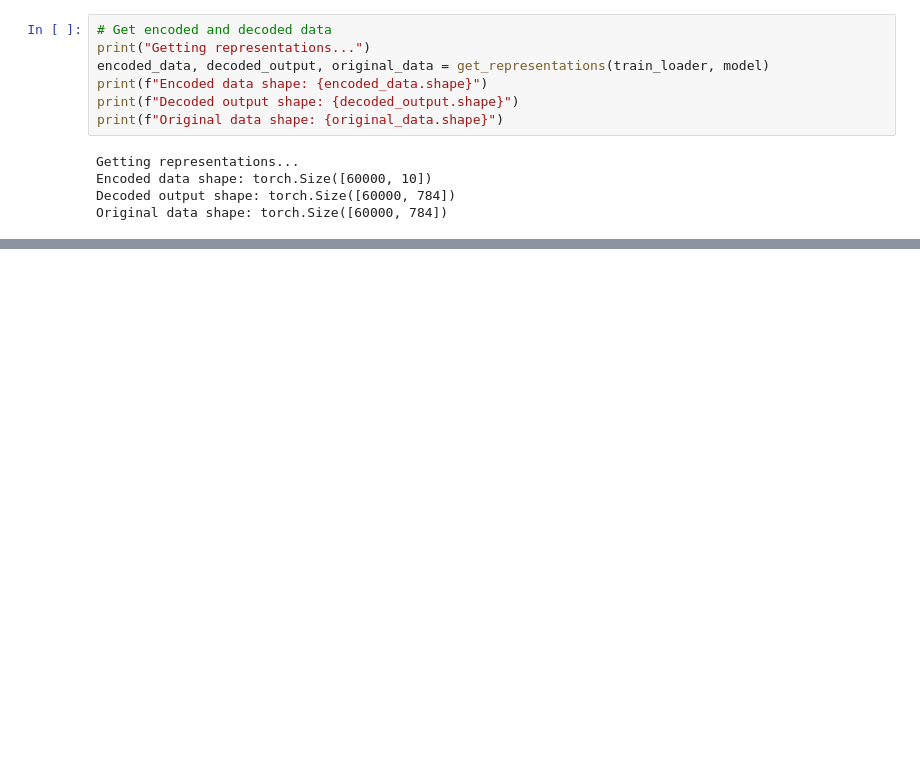
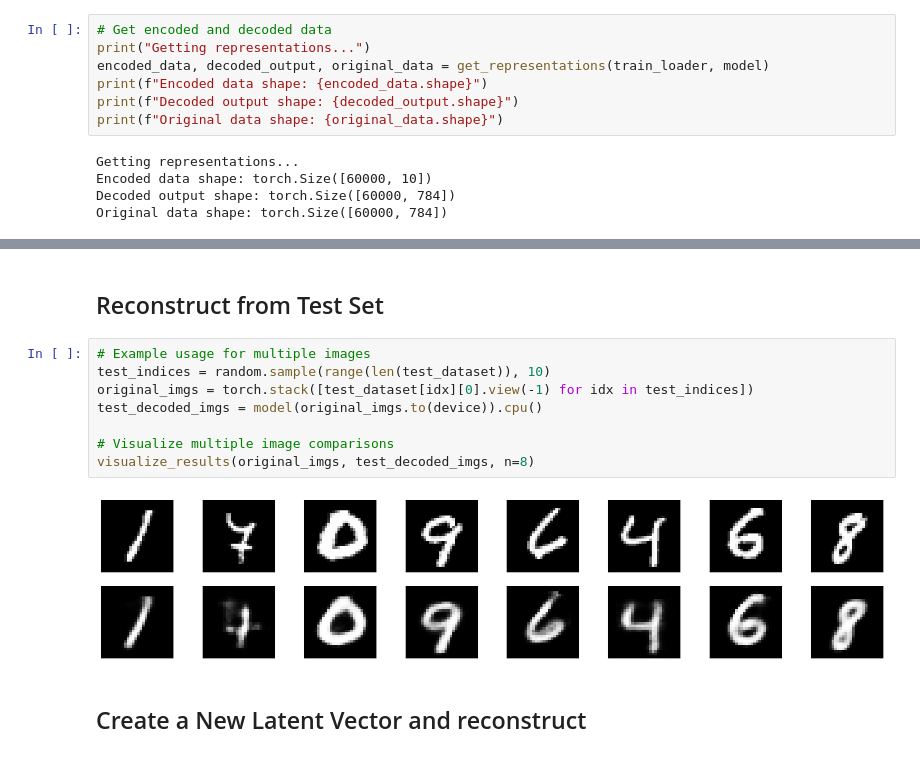
Before and after one commit to DL4DS/sp2026, a Jupyter notebook: lecture_collateral/vae/01_autoencoder_mnist.ipynb, the cells around one changed output, grey strips where cells are left out. Saved outputs shown, nothing was run; the diff lists cells and outputs as text; blank space fills up the shorter version.

Commit message:
Calculate loss on test images and also reconstruct and visualize

```diff
--- a/lecture_collateral/vae/01_autoencoder_mnist.ipynb
+++ b/lecture_collateral/vae/01_autoencoder_mnist.ipynb
@@ -194,0 +233,14 @@ visualize_results(original_imgs, decoded_imgs, n=8)
+# %% [markdown]
+## Reconstruct from Test Set
+# %%
+# Example usage for multiple images
+test_indices = random.sample(range(len(test_dataset)), 10)
+original_imgs = torch.stack([test_dataset[idx][0].view(-1) for idx in test_indices])
+test_decoded_imgs = model(original_imgs.to(device)).cpu()
+
+# Visualize multiple image comparisons
+visualize_results(original_imgs, test_decoded_imgs, n=8)
+# %% [output]
+[figure, added]
+# %% [markdown]
+## Create a New Latent Vector and reconstruct
```
Also changed, not shown: parts of 6 cells of this notebook.
